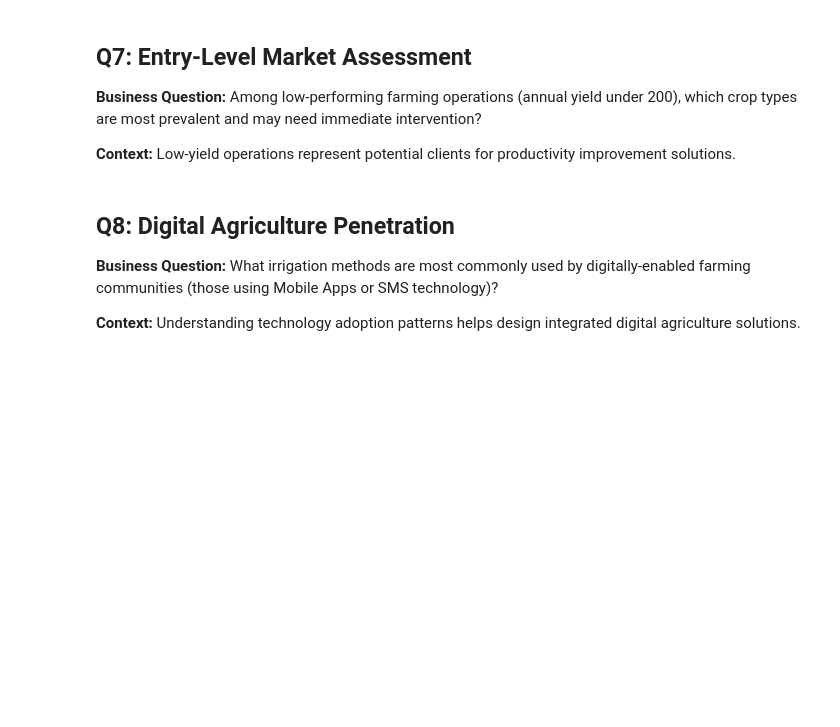
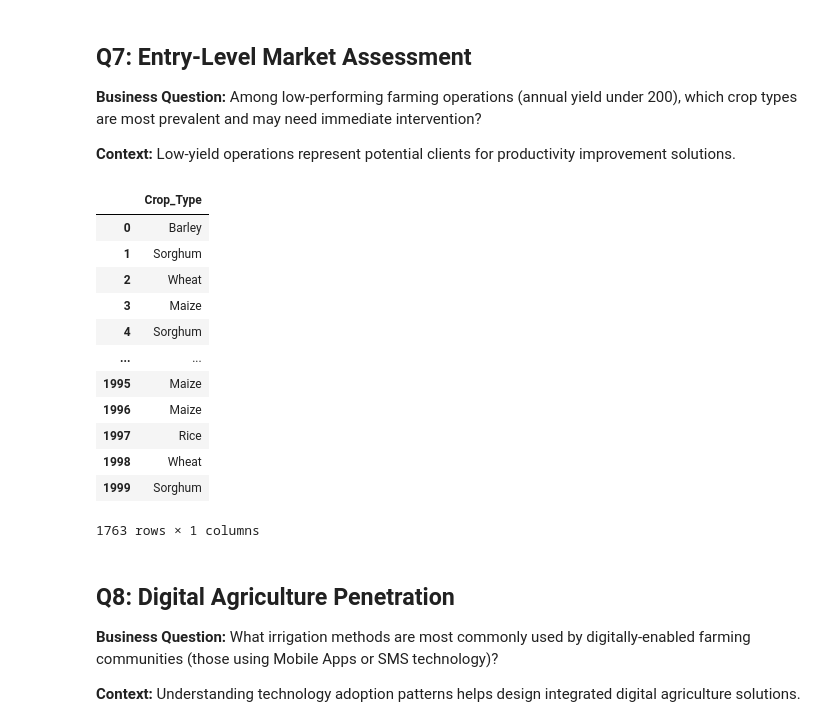
Before and after one commit to lekoundanmgedeon/data-preprocessing-daily-reports, a Jupyter notebook: assignements/A1_data_prep/Assignment_01.ipynb, the cells around one changed output. Drawn from its saved outputs; the diff is of its cells as text; code cells hidden in the pictures; blank space fills up the shorter version.

```diff
--- a/assignements/A1_data_prep/Assignment_01.ipynb
+++ b/assignements/A1_data_prep/Assignment_01.ipynb
@@ -515,7 +515,25 @@ climate_smart_agriculture
 
 **Context:** Low-yield operations represent potential clients for productivity improvement solutions.
 # %%
-entry_level_market_ass = [ africa_agriculture_data[]]
+entry_level_market_ass = africa_agriculture_data[
+    africa_agriculture_data['Annual_Yield'] > 200
+][['Crop_Type']]
+# %%
+entry_level_market_ass
+# %% [output]
+|  | Crop_Type |
+| 0 | Barley |
+| 1 | Sorghum |
+| 2 | Wheat |
+| 3 | Maize |
+| 4 | Sorghum |
+| ... | ... |
+| 1995 | Maize |
+| 1996 | Maize |
+| 1997 | Rice |
+| 1998 | Wheat |
+| 1999 | Sorghum |
+1763 rows × 1 columns
 # %% [markdown]
 ## Q8: Digital Agriculture Penetration
 **Business Question:** What irrigation methods are most commonly used by digitally-enabled farming communities (those using Mobile Apps or SMS technology)?
```
